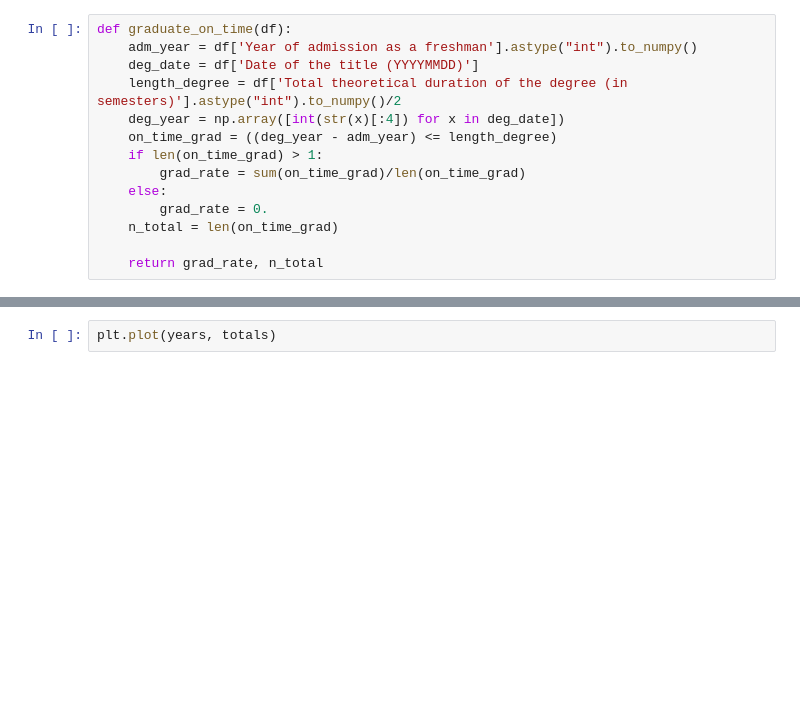
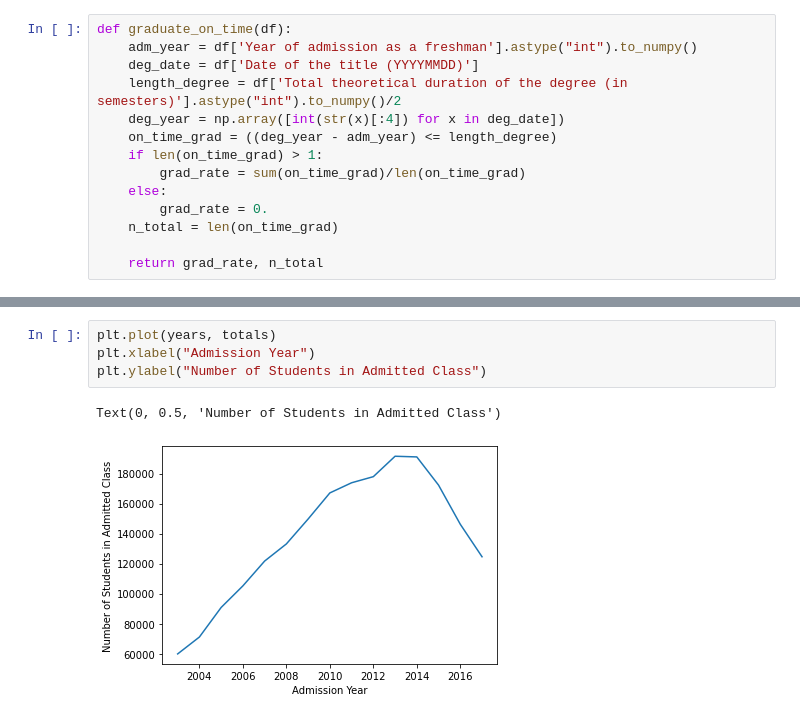
Before and after one commit to roshni714/chile_college_adm, a Jupyter notebook: preliminary.ipynb, the cells around one changed output, grey strips where cells are left out. Drawn from its saved outputs; the diff is of its cells as text; blank space fills up the shorter version.

```diff
--- a/preliminary.ipynb
+++ b/preliminary.ipynb
@@ -83,2 +98,7 @@ plt.plot(years, grad_rates)
 # %%
 plt.plot(years, totals)
+plt.xlabel("Admission Year")
+plt.ylabel("Number of Students in Admitted Class")
+# %% [output]
+Text(0, 0.5, 'Number of Students in Admitted Class')
+[figure, added]
```
Also changed, not shown: parts of 2 cells of this notebook.
